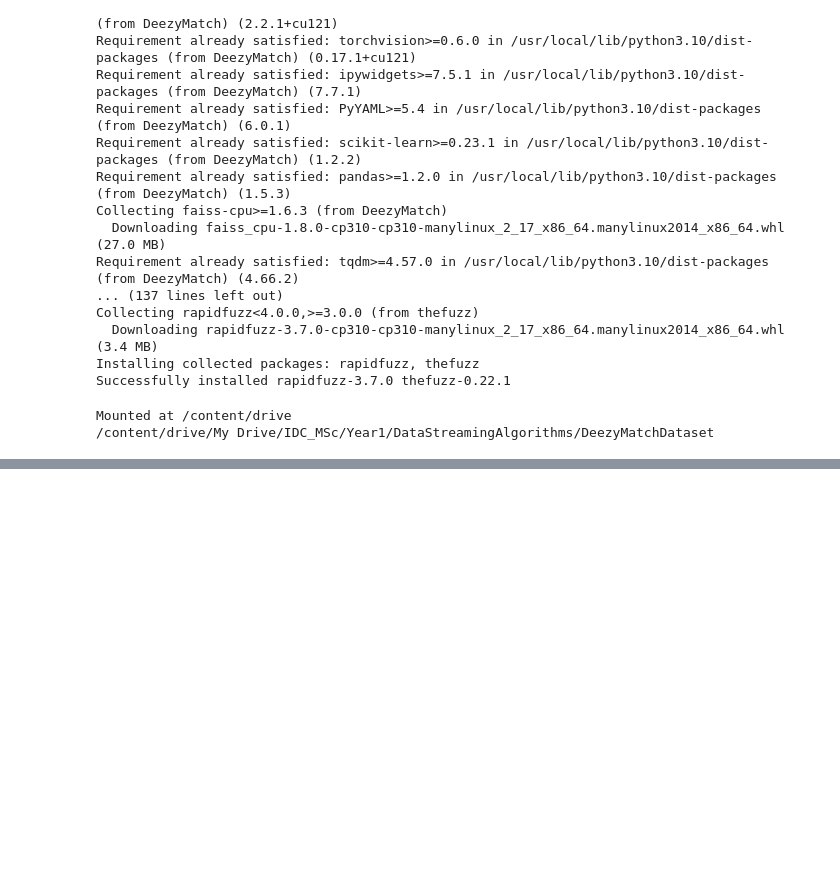
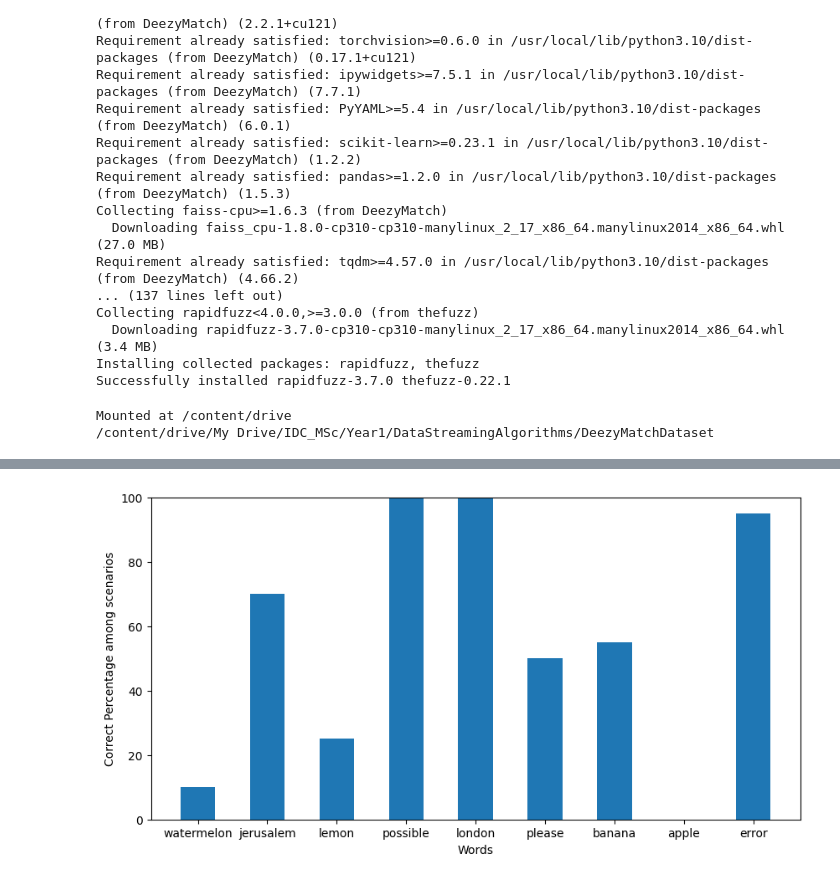
Before and after one commit to stavco9/datastreaming-final-project, a Jupyter notebook: Data_Analysis_DeezyMatch.ipynb, the cells around one changed output, grey strips where cells are left out. Saved outputs shown, nothing was run; the diff lists cells and outputs as text; code cells hidden in the pictures; blank space fills up the shorter version.

```diff
--- a/Data_Analysis_DeezyMatch.ipynb
+++ b/Data_Analysis_DeezyMatch.ipynb
@@ -289,0 +340,17 @@ df_comparisons
+# %%
+diff_series_by_word = {}
+original_words = df_only_fixes.index
+for index_name, row in df_only_fixes.iterrows():
+  diff_words = [x for x in row if x != index_name]
+  diff_series_by_word[index_name] = 100 * (1 - (len(diff_words) / len(row)))
+
+#diff_series_df = pd.Series(diff_series)
+plt.figure(figsize=(10, 5))  # width:20, height:3
+plt.bar(diff_series_by_word.keys(), diff_series_by_word.values(), align='center', width=0.5)
+plt.xlabel('Words')
+plt.ylabel('Correct Percentage among scenarios')
+ax = plt.gca()
+ax.set_ylim([0, 100])
+plt.show()
+# %% [output]
+[figure, added]
```
Also changed, not shown: parts of 9 cells of this notebook.
